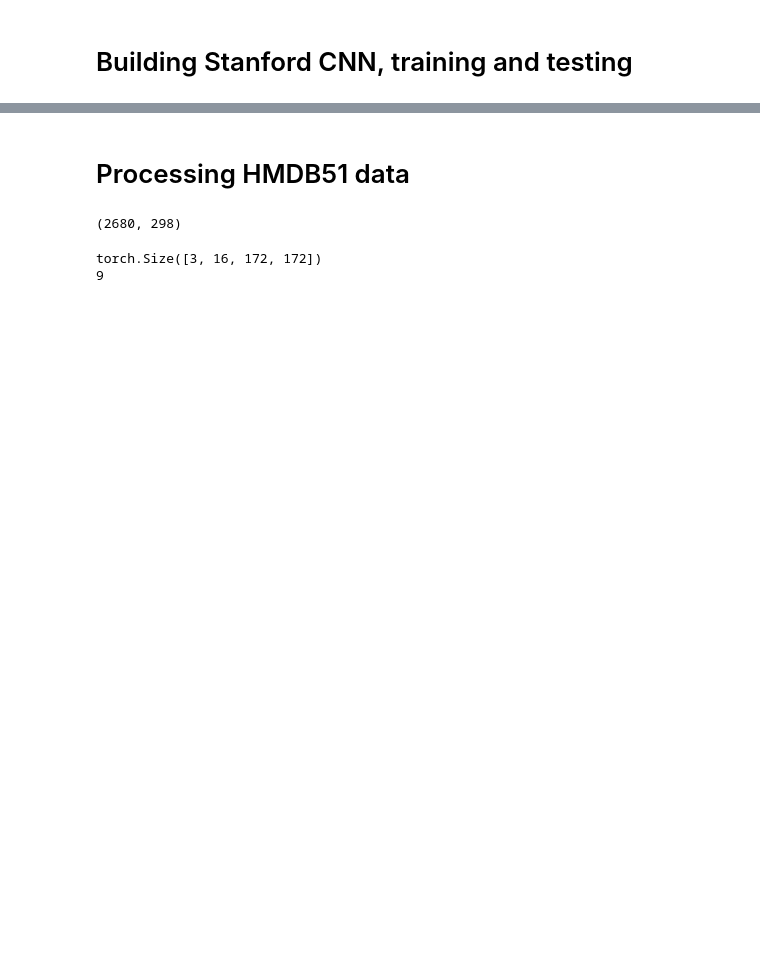
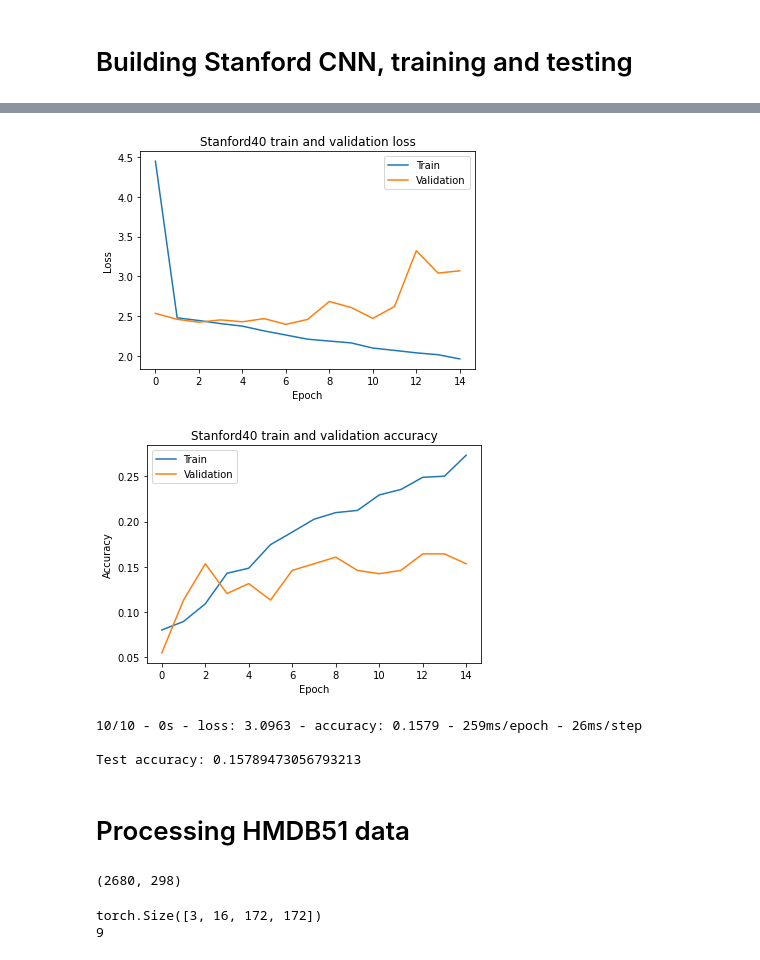
Before and after one commit to leonardocarboni/cv-carboni-bais, a Jupyter notebook: assignment5/Assignment5.ipynb, the cells around one changed output, grey strips where cells are left out. Saved outputs shown, nothing was run; the diff lists cells and outputs as text; code cells hidden in the pictures; blank space fills up the shorter version.

```diff
--- a/assignment5/Assignment5.ipynb
+++ b/assignment5/Assignment5.ipynb
@@ -56,9 +47,0 @@ Action categories (12):
-# %%
-import cv2 as cv
-
-image_no = 500 # change this to a number between [0, 1200] and you can see a different training image
-img = cv.imread(f'Stanford40/JPEGImages/{train_files[image_no]}')
-print(f'An image with the label - {train_labels[image_no]}')
-cv.imshow("img", img)
-cv.waitKey(0)
-cv.destroyAllWindows()
@@ -218,2 +232,2 @@ plot_model(model, show_shapes=True, show_layer_activations=True)
 # %%
-history = model.fit(x_train, train_labs, validation_data=(x_val, val_labs), epochs=15)
+history = model.fit(x_train, y_train, validation_data=(x_val, y_val), epochs=15)
@@ -220,3 +252,16 @@ history = model.fit(x_train, train_labs, validation_data=(x_val, val_labs), epoc
+# %%
+plot_loss(history, "Stanford40")
+# %% [output]
+[figure, added]
+[figure, added]
+# %%
+test_loss, test_acc = model.evaluate(x_test, y_test, verbose=2)
+
+print('\nTest accuracy:', test_acc)
+# %% [output]
+10/10 - 0s - loss: 3.0963 - accuracy: 0.1579 - 259ms/epoch - 26ms/step
+
+Test accuracy: 0.15789473056793213
 # %% [markdown]
 # Processing HMDB51 data
 # %%
```
Also changed, not shown: parts of 28 cells of this notebook, 5 other files.
